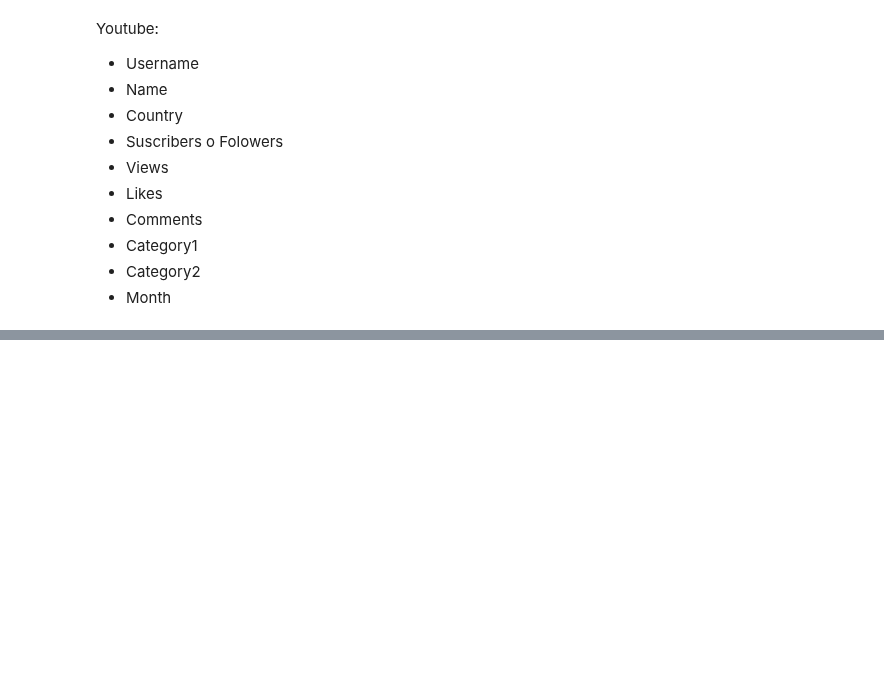
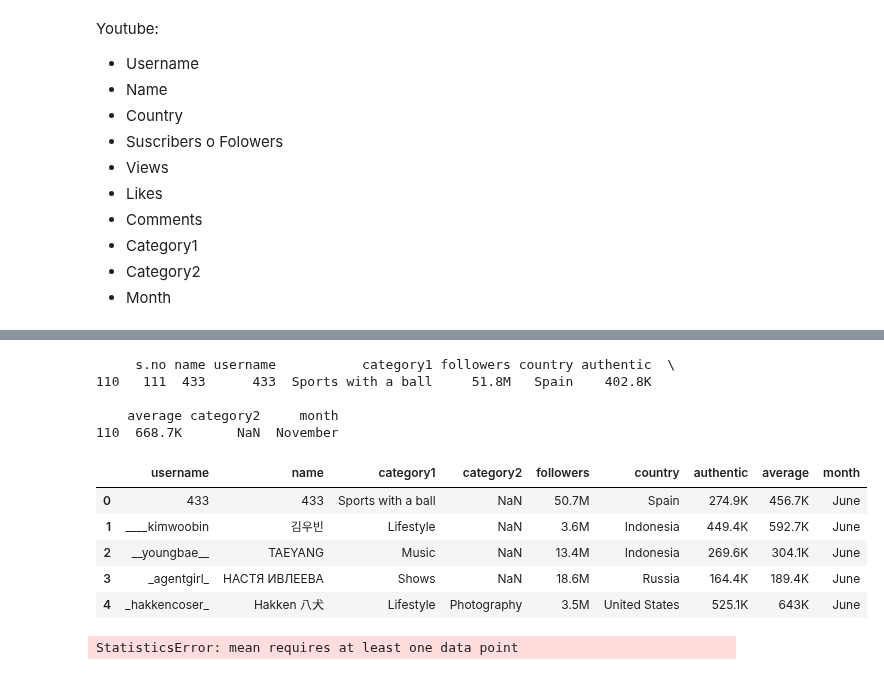
Before and after one commit to MarioChvx/ciencia_de_datos_PAMBAZO, a Jupyter notebook: proyectos/Proyecto4/socialnetworks.ipynb, the cells around one changed output, grey strips where cells are left out. Cells and saved outputs as stored; diff of their text form; code cells hidden in the pictures; blank space fills up the shorter version.

```diff
--- a/proyectos/Proyecto4/socialnetworks.ipynb
+++ b/proyectos/Proyecto4/socialnetworks.ipynb
@@ -403,0 +440,34 @@ Youtube:
+# %%
+unique_accounts = (ig_months.loc[:, "username"].unique()).size
+unique_accounts
+print(ig_nov[ig_nov["username"] == "433"])
+# %% [output]
+     s.no name username           category1 followers country authentic  \
+110   111  433      433  Sports with a ball     51.8M   Spain    402.8K
+
+    average category2     month
+110  668.7K       NaN  November
+# %%
+ig_months.head()
+# %% [output]
+|  | username | name | category1 | category2 | followers | country | authentic | average | month |
+| 0 | 433 | 433 | Sports with a ball | NaN | 50.7M | Spain | 274.9K | 456.7K | June |
+| 1 | ____kimwoobin | 김우빈 | Lifestyle | NaN | 3.6M | Indonesia | 449.4K | 592.7K | June |
+| 2 | __youngbae__ | TAEYANG | Music | NaN | 13.4M | Indonesia | 269.6K | 304.1K | June |
+| 3 | _agentgirl_ | НАСТЯ ИВЛЕЕВА | Shows | NaN | 18.6M | Russia | 164.4K | 189.4K | June |
+| 4 | _hakkencoser_ | Hakken 八犬 | Lifestyle | Photography | 3.5M | United States | 525.1K | 643K | June |
+# %%
+import statistics
+mean_data = dict()
+
+for label, row in ig_months.iterrows():
+    user_name = row["username"]
+    if user_name in set(ig_nov["username"]) & set(ig_dec["username"]):
+        #print(f'{user_name} se encuentra en noviembre, diciembre, junio y septiembre')
+        # Promedio de followers, authentic de cada cuenta
+        followers_nov = pd.to_numeric(ig_nov[ig_nov['username'] == user_name]["followers"].str.replace("M", "").astype(float) * 1e6, errors="coerce")
+        followers_dec = pd.to_numeric(ig_dec[ig_dec['username'] == user_name]["followers"].str.replace("M", "").astype(float) * 1e6, errors="coerce")
+        # followers_jun_sep = pd.to_numeric(row["followers"].replace({"K": "*1e3", "M": "*1e6"}, True))
+        mean_data.update({user_name: {"mean_followers": statistics.mean([*followers_nov, *followers_dec])}})
+# %% [output]
+StatisticsError: mean requires at least one data point
```
Also changed, not shown: parts of 12 cells of this notebook.
